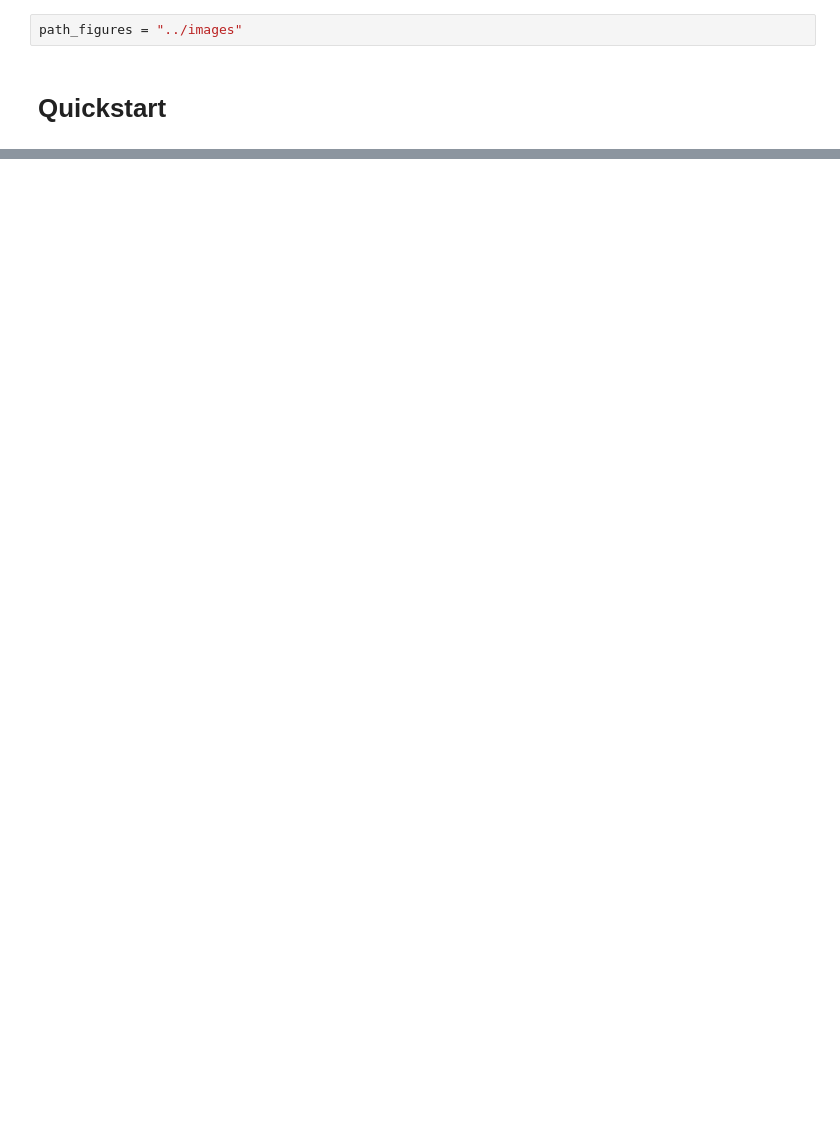
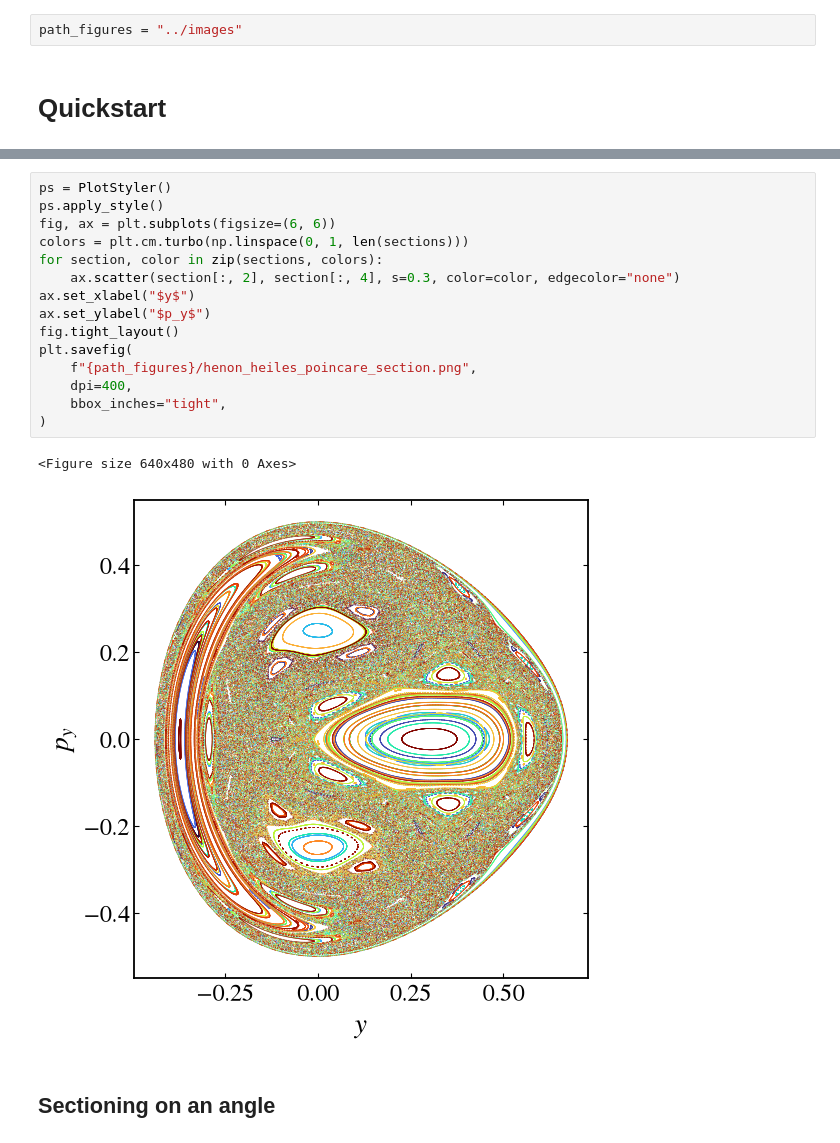
Before and after one commit to mrolims/pynamicalsys, a Jupyter notebook: docs/source/_static/hamiltonian_system_tutorial.ipynb, the cells around one changed output, grey strips where cells are left out. Saved outputs shown, nothing was run; the diff lists cells and outputs as text; blank space fills up the shorter version.

```diff
--- a/docs/source/_static/hamiltonian_system_tutorial.ipynb
+++ b/docs/source/_static/hamiltonian_system_tutorial.ipynb
@@ -258,0 +338,20 @@ plt.savefig(f"{path_figures}/henon_heiles_energy_check.png", dpi=400)
+# %%
+ps = PlotStyler()
+ps.apply_style()
+fig, ax = plt.subplots(figsize=(6, 6))
+colors = plt.cm.turbo(np.linspace(0, 1, len(sections)))
+for section, color in zip(sections, colors):
+    ax.scatter(section[:, 2], section[:, 4], s=0.3, color=color, edgecolor="none")
+ax.set_xlabel("$y$")
+ax.set_ylabel("$p_y$")
+fig.tight_layout()
+plt.savefig(
+    f"{path_figures}/henon_heiles_poincare_section.png",
+    dpi=400,
+    bbox_inches="tight",
+)
+# %% [output]
+<Figure size 640x480 with 0 Axes>
+[figure, added]
+# %% [markdown]
+## Sectioning on an angle
```
Also changed, not shown: parts of 138 cells of this notebook.
